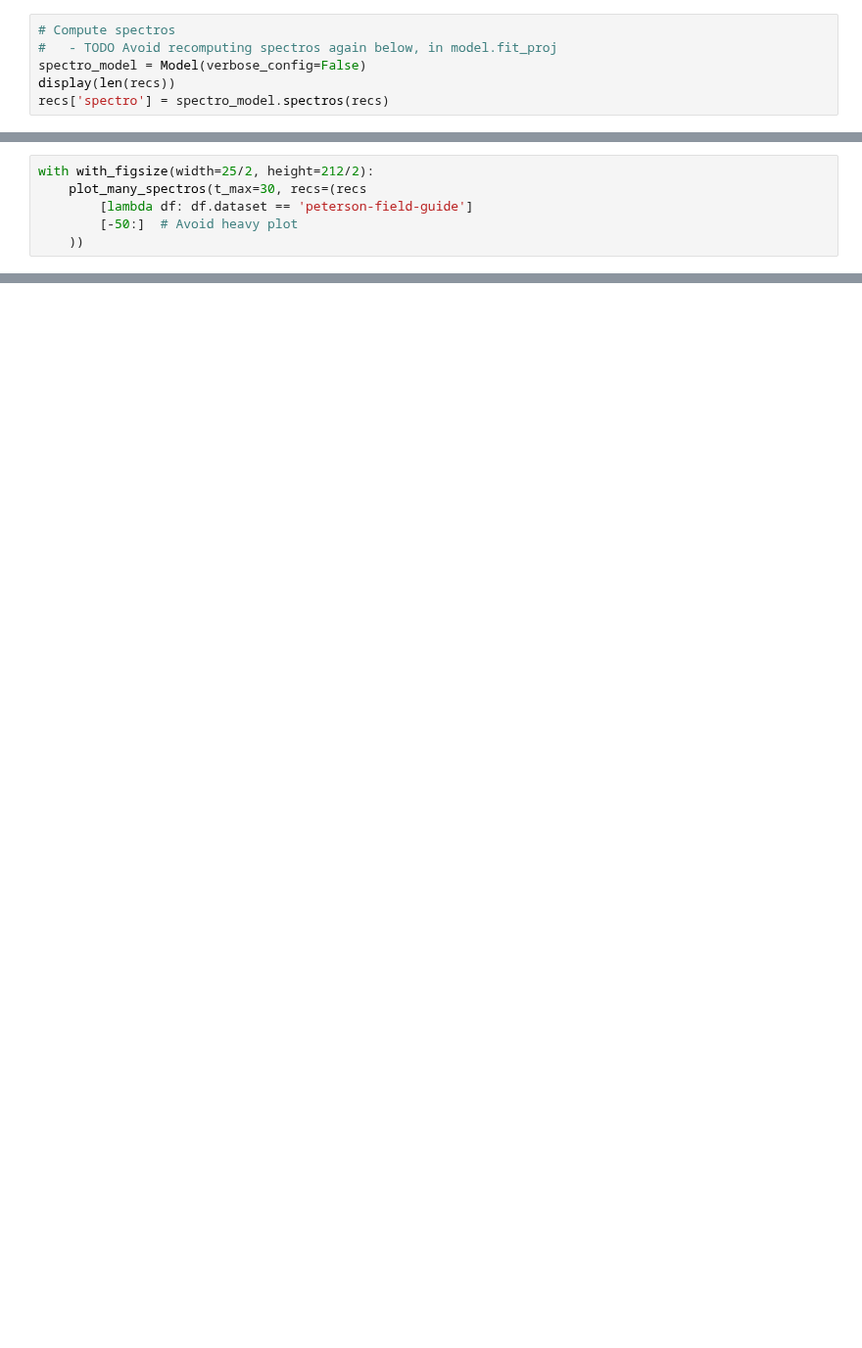
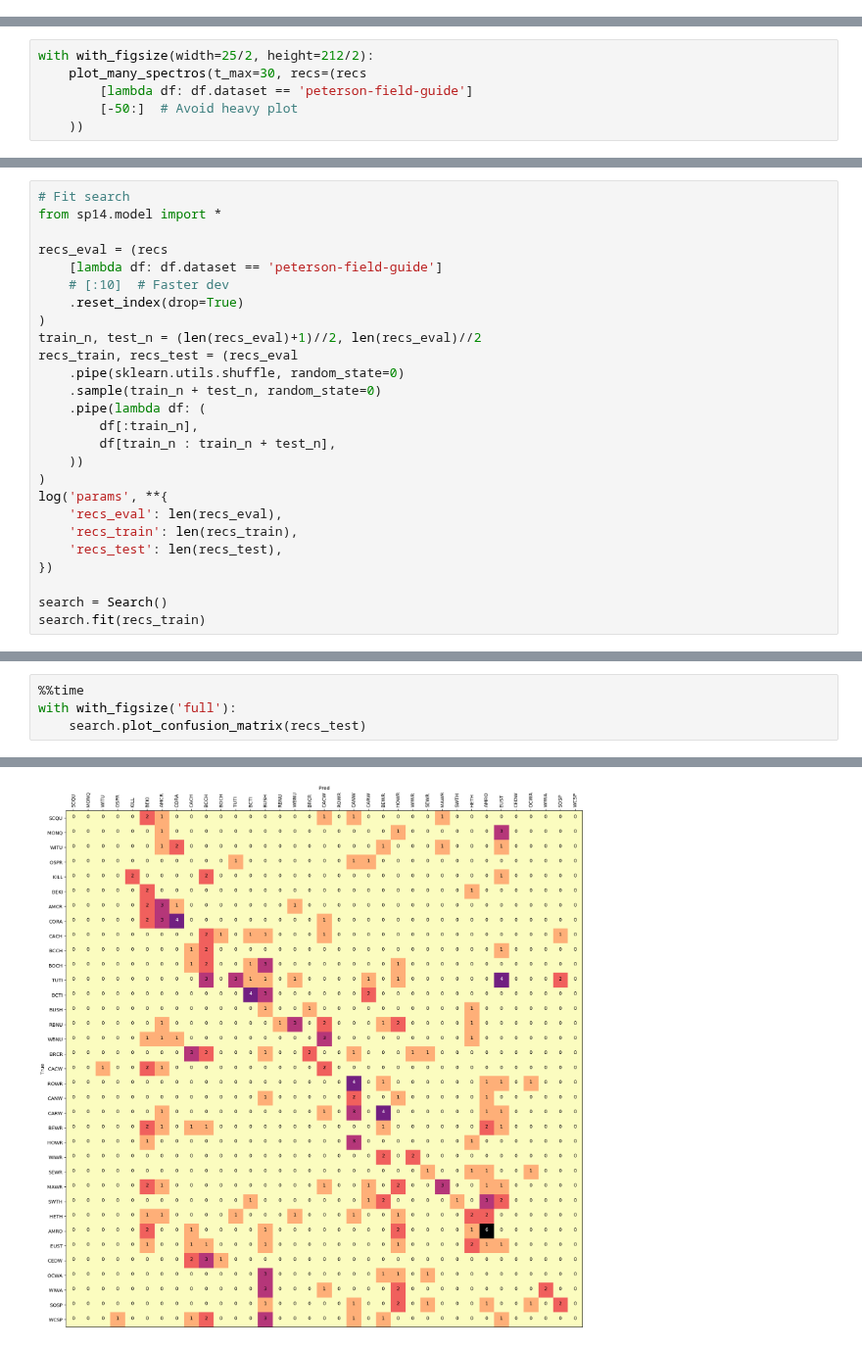
Before and after one commit to jdanbrown/birdgram, a Jupyter notebook: features/notebooks/20180524_eval_classifiers.ipynb, the cells around one changed output, grey strips where cells are left out. Shown at 98% size. Cells and saved outputs as stored; diff of their text form; blank space fills up the shorter version.

Commit message:
features: Add confusion_matrix + coverage_error

```diff
--- a/features/notebooks/20180524_eval_classifiers.ipynb
+++ b/features/notebooks/20180524_eval_classifiers.ipynb
@@ -178,6 +71,0 @@ Name: n, dtype: int64
-# %%
-# Compute spectros
-#   - TODO Avoid recomputing spectros again below, in model.fit_proj
-spectro_model = Model(verbose_config=False)
-display(len(recs))
-recs['spectro'] = spectro_model.spectros(recs)
@@ -364,0 +102,26 @@ coverage_errors(classifier, recs_train_search)
+# %%
+# Fit search
+from sp14.model import *
+
+recs_eval = (recs
+    [lambda df: df.dataset == 'peterson-field-guide']
+    # [:10]  # Faster dev
+    .reset_index(drop=True)
+)
+train_n, test_n = (len(recs_eval)+1)//2, len(recs_eval)//2
+recs_train, recs_test = (recs_eval
+    .pipe(sklearn.utils.shuffle, random_state=0)
+    .sample(train_n + test_n, random_state=0)
+    .pipe(lambda df: (
+        df[:train_n],
+        df[train_n : train_n + test_n],
+    ))
+)
+log('params', **{
+    'recs_eval': len(recs_eval),
+    'recs_train': len(recs_train),
+    'recs_test': len(recs_test),
+})
+
+search = Search()
+search.fit(recs_train)
@@ -364,0 +203,5 @@ coverage_errors(classifier, recs_train_search)
+# %%
+%%time
+with with_figsize('full'):
+    search.plot_confusion_matrix(recs_test)
+# %% [output]
@@ -364,0 +214 @@ coverage_errors(classifier, recs_train_search)
+[figure, added]
```
Also changed, not shown: parts of 19 cells of this notebook, 4 other files.
